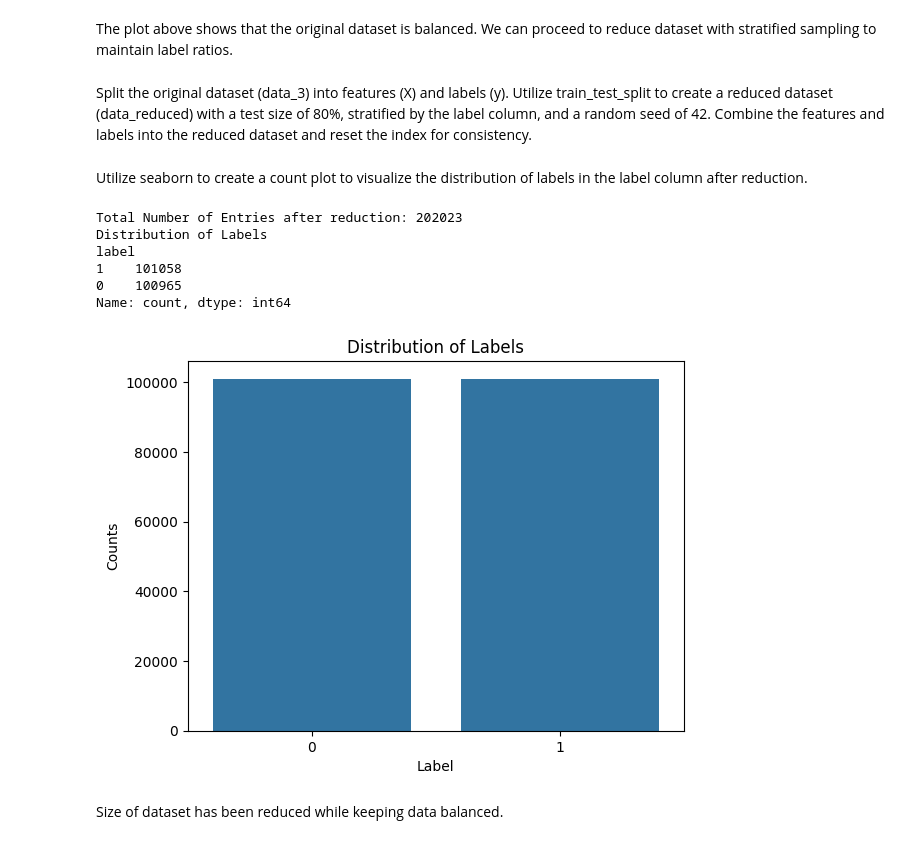
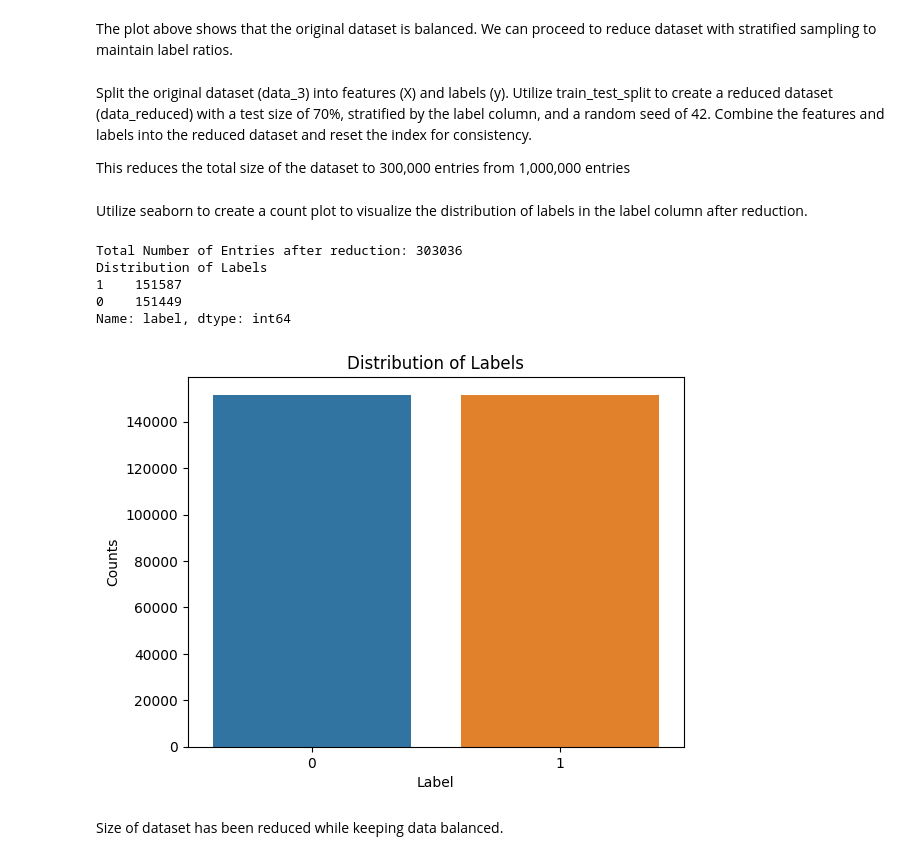
Before and after one commit to hoofangyu/cs3244_pg21, a Jupyter notebook: 1_data_cleaning_withcomments.ipynb, the cells around one changed output. Cells and saved outputs as stored; diff of their text form; code cells hidden in the pictures.

Commit message:
Update data_cleaning notebook

```diff
--- a/1_data_cleaning_withcomments.ipynb
+++ b/1_data_cleaning_withcomments.ipynb
@@ -146,34 +145,35 @@ Name: count, dtype: int64
 # %% [markdown]
 The plot above shows that the original dataset is balanced. We can proceed to reduce dataset with stratified sampling to maintain label ratios.
 # %% [markdown]
-Split the original dataset (data_3) into features (X) and labels (y). Utilize train_test_split to create a reduced dataset (data_reduced) with a test size of 80%, stratified by the label column, and a random seed of 42. Combine the features and labels into the reduced dataset and reset the index for consistency.
+Split the original dataset (data_3) into features (X) and labels (y). Utilize train_test_split to create a reduced dataset (data_reduced) with a test size of 70%, stratified by the label column, and a random seed of 42. Combine the features and labels into the reduced dataset and reset the index for consistency.
+
+This reduces the total size of the dataset to 300,000 entries from 1,000,000 entries
 # %%
 # Using stratified
 X = data_3.drop('label', axis = 1)
 y = data_3['label']
-X_sample, _, y_sample, _ = train_test_split(X, y, test_size = 0.8, stratify = y, random_state = 42)
+X_sample, _, y_sample, _ = train_test_split(X, y, test_size = 0.7, stratify = y, random_state = 42)
 data_reduced = pd.concat([X_sample,y_sample], axis = 1)
 data_reduced = data_reduced.reset_index()
 data_reduced.drop('index', axis = 1, inplace = True)
 # %% [markdown]
 Utilize seaborn to create a count plot to visualize the distribution of labels in the label column after reduction.
 # %%
-sns.countplot(data_reduced, x = "label")
+sns.countplot(data = data_reduced, x = "label")
 plt.title("Distribution of Labels")
 plt.xlabel("Label")
 plt.ylabel("Counts")
 
 print("Total Number of Entries after reduction:",len(data_reduced))
 print("Distribution of Labels")
 print(data_reduced["label"].value_counts())
 # %% [output]
-Total Number of Entries after reduction: 202023
+Total Number of Entries after reduction: 303036
 Distribution of Labels
-label
-1    101058
-0    100965
-Name: count, dtype: int64
+1    151587
+0    151449
+Name: label, dtype: int64
-[figure, old version]
+[figure, new version]
 # %% [markdown]
 Size of dataset has been reduced while keeping data balanced.
 # %% [markdown]
```
Also changed, not shown: parts of 7 cells of this notebook.
